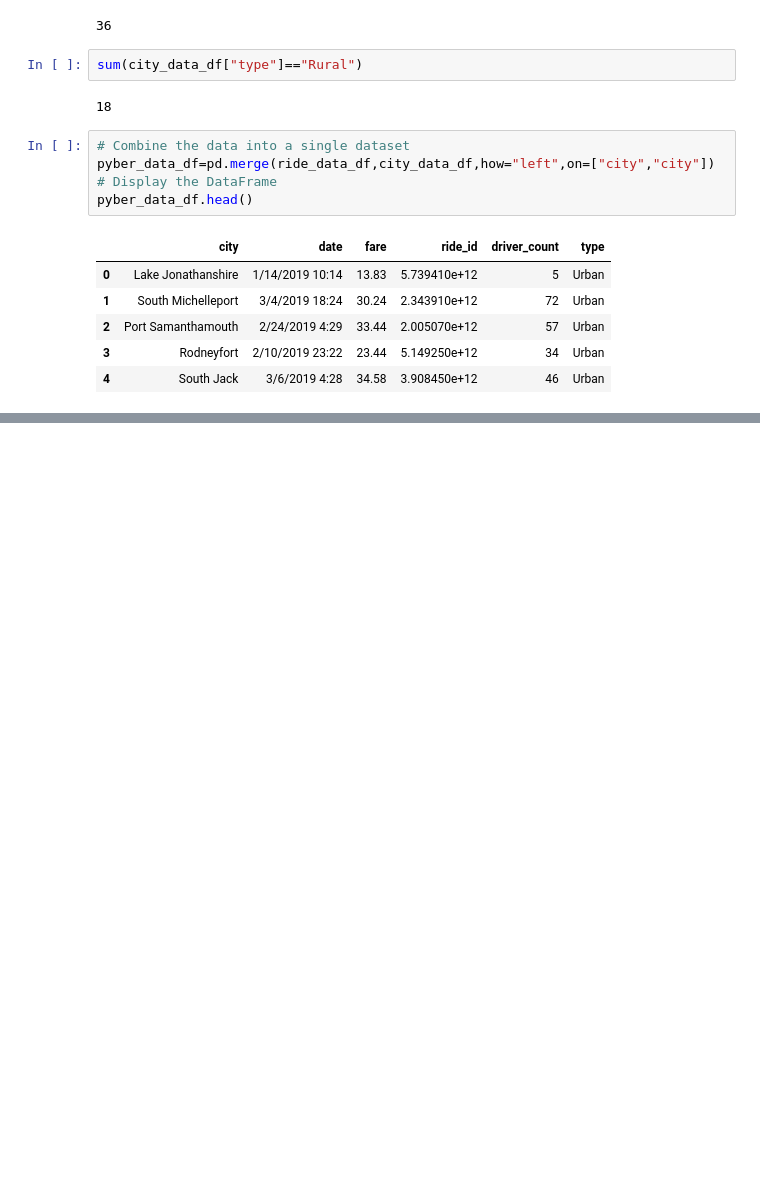
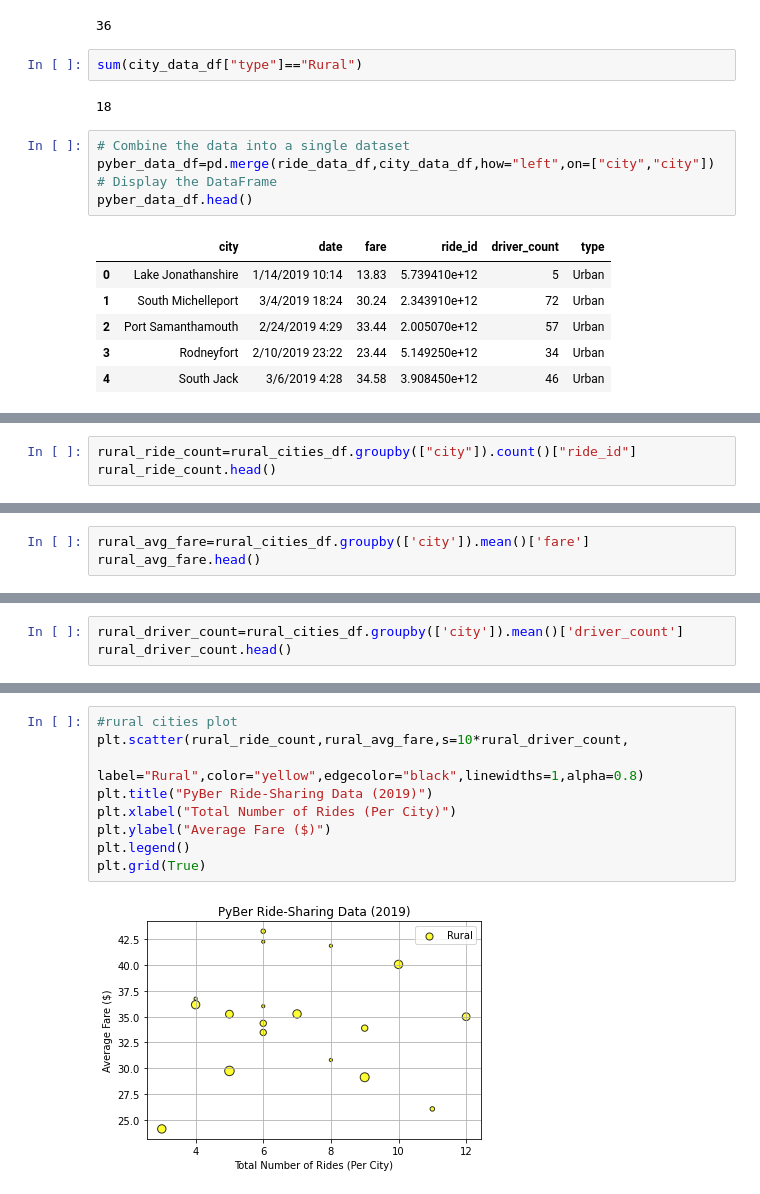
Before and after one commit to lauras521/PyBe_Analysis, a Jupyter notebook: PyBer_Ride_Data_Module5.3.ipynb, the cells around one changed output, grey strips where cells are left out. Saved outputs shown, nothing was run; the diff lists cells and outputs as text; blank space fills up the shorter version.

```diff
--- a/PyBer_Ride_Data_Module5.3.ipynb
+++ b/PyBer_Ride_Data_Module5.3.ipynb
@@ -115,0 +144,3 @@ pyber_data_df.head()
+# %%
+rural_ride_count=rural_cities_df.groupby(["city"]).count()["ride_id"]
+rural_ride_count.head()
@@ -115,0 +178,3 @@ pyber_data_df.head()
+# %%
+rural_avg_fare=rural_cities_df.groupby(['city']).mean()['fare']
+rural_avg_fare.head()
@@ -115,0 +211,3 @@ pyber_data_df.head()
+# %%
+rural_driver_count=rural_cities_df.groupby(['city']).mean()['driver_count']
+rural_driver_count.head()
@@ -115,0 +244,11 @@ pyber_data_df.head()
+# %%
+#rural cities plot
+plt.scatter(rural_ride_count,rural_avg_fare,s=10*rural_driver_count,
+            label="Rural",color="yellow",edgecolor="black",linewidths=1,alpha=0.8)
+plt.title("PyBer Ride-Sharing Data (2019)")
+plt.xlabel("Total Number of Rides (Per City)")
+plt.ylabel("Average Fare ($)")
+plt.legend()
+plt.grid(True)
+# %% [output]
+[figure, added]
```
Also changed, not shown: parts of 13 cells of this notebook.
